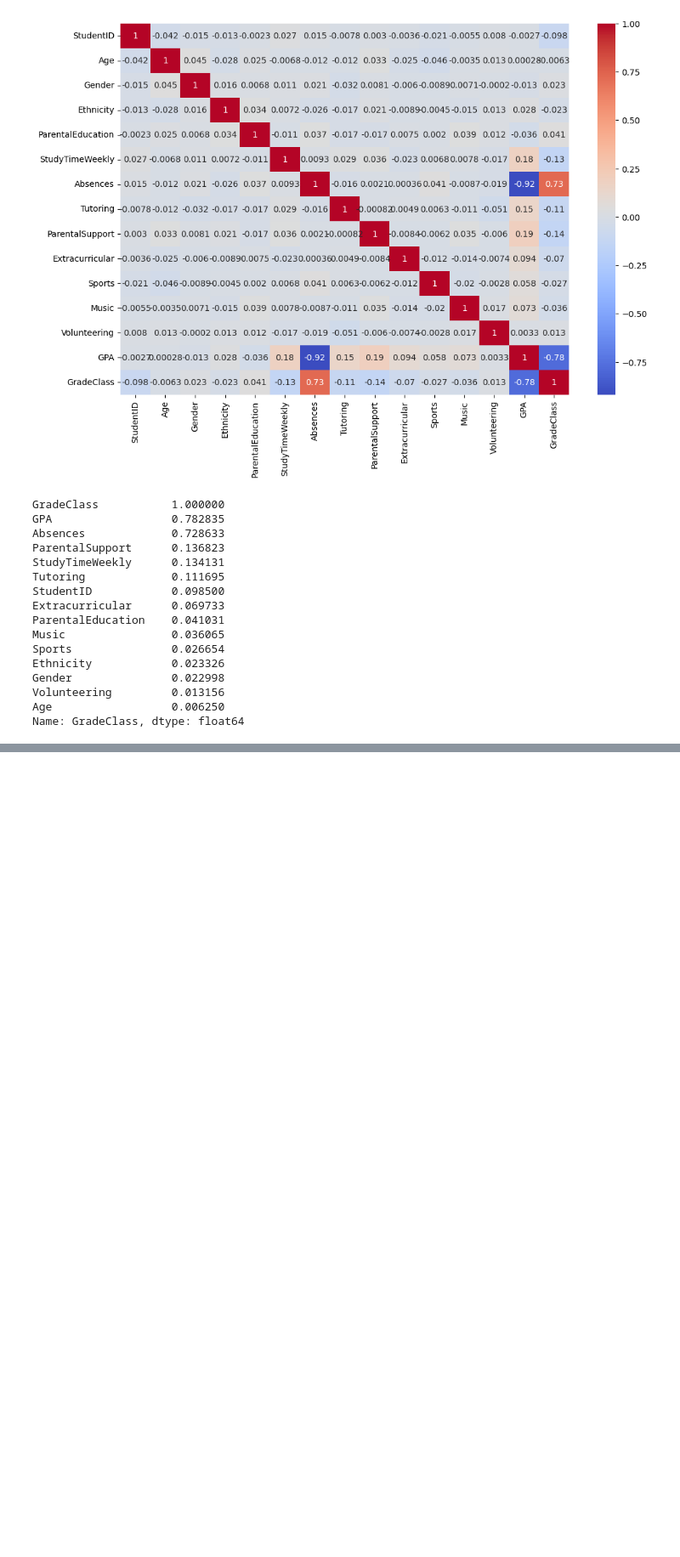
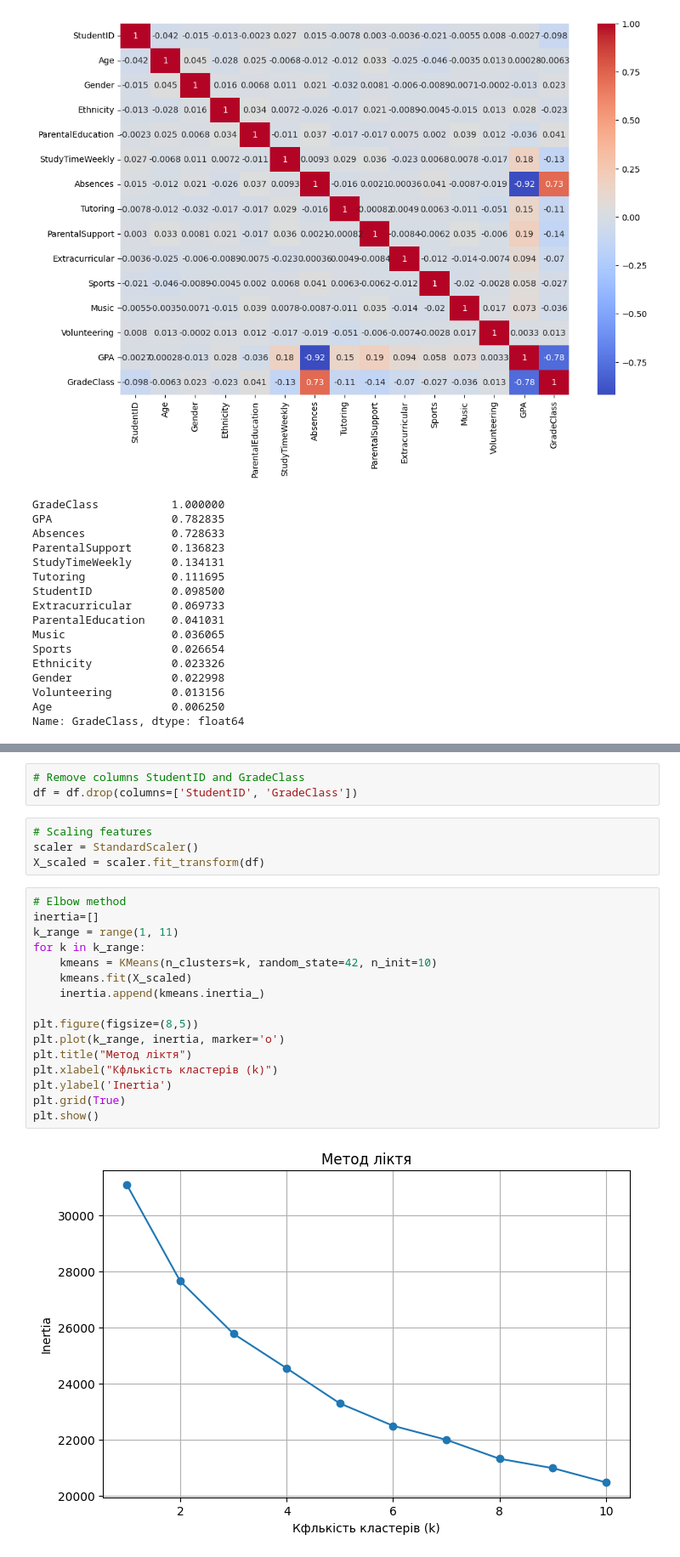
Before and after one commit to pm012/DataScience_sandbox, a Jupyter notebook: notebooks/module5/practice_5_3.ipynb, the cells around one changed output, grey strips where cells are left out. Shown at 85% size. Cells and saved outputs as stored; diff of their text form; blank space fills up the shorter version.

```diff
--- a/notebooks/module5/practice_5_3.ipynb
+++ b/notebooks/module5/practice_5_3.ipynb
@@ -294,0 +441,25 @@ y = df['GradeClass']
+# %%
+# Remove columns StudentID and GradeClass
+df = df.drop(columns=['StudentID', 'GradeClass'])
+# %%
+# Scaling features
+scaler = StandardScaler()
+X_scaled = scaler.fit_transform(df)
+# %%
+# Elbow method
+inertia=[]
+k_range = range(1, 11)
+for k in k_range:
+    kmeans = KMeans(n_clusters=k, random_state=42, n_init=10)
+    kmeans.fit(X_scaled)
+    inertia.append(kmeans.inertia_)
+
+plt.figure(figsize=(8,5))
+plt.plot(k_range, inertia, marker='o')
+plt.title("Метод ліктя")
+plt.xlabel("Кфлькість кластерів (k)")
+plt.ylabel('Inertia')
+plt.grid(True)
+plt.show()
+# %% [output]
+[figure, added]
```
Also changed, not shown: parts of 17 cells of this notebook.
